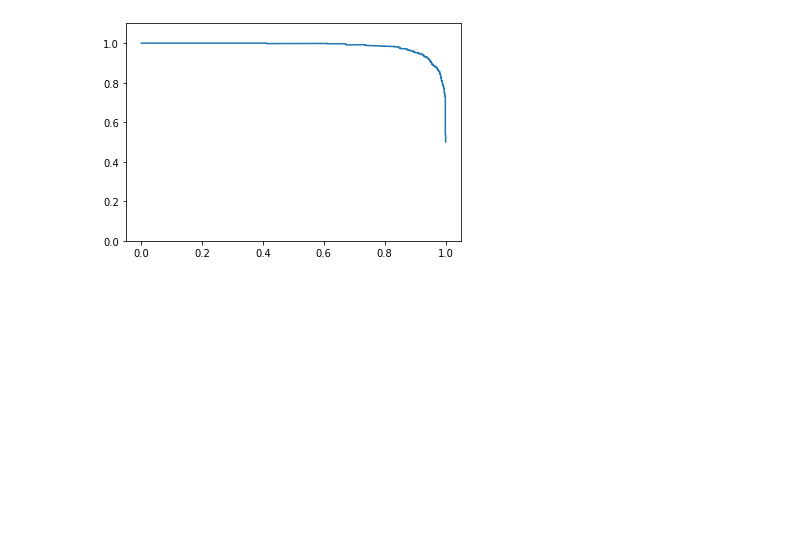
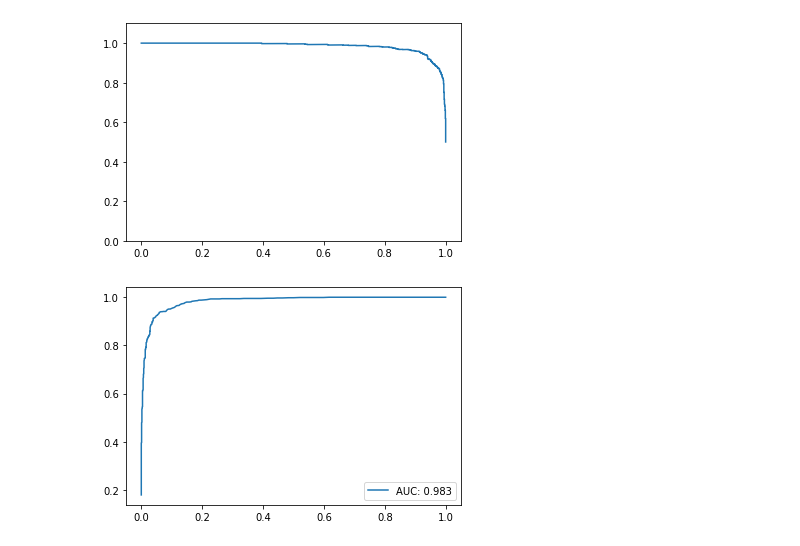
Before and after one commit to emilpaulitz/Bachelor-Thesis, a Jupyter notebook: src/Recall Curves.ipynb, the cells around one changed output. Drawn from its saved outputs; the diff is of its cells as text; code cells hidden in the pictures; blank space fills up the shorter version.

```diff
--- a/src/Recall Curves.ipynb
+++ b/src/Recall Curves.ipynb
@@ -28,5 +30,19 @@ plt.plot(Recall, PPV)
 plt.savefig('../results/recallCurves/PRC_balanced.png')
 # %% [output]
 [figure]
+# %%
+# ROC
+steps = 1000
+thresholds = np.linspace(50,0,steps)
+FPR, TPR = [],[]
+for t in thresholds:
+    FPR.append(len(df.loc[(df.score >= t) & (df.Label == 0)]) / n)
+    TPR.append(len(df.loc[(df.score >= t) & (df.Label == 1)]) / p)
+AUC = auc(FPR,TPR)
+plt.plot(FPR,TPR, label = 'AUC: ' + str(round(AUC,3)))
+plt.legend()
+plt.savefig('../results/recallCurves/ROC.png')
+# %% [output]
+[figure, added]
 # %%
 # now add imbalance: 10000 samples that have a lower score than any of the other data
```
Also changed, not shown: parts of 8 cells of this notebook, 42 other files.
